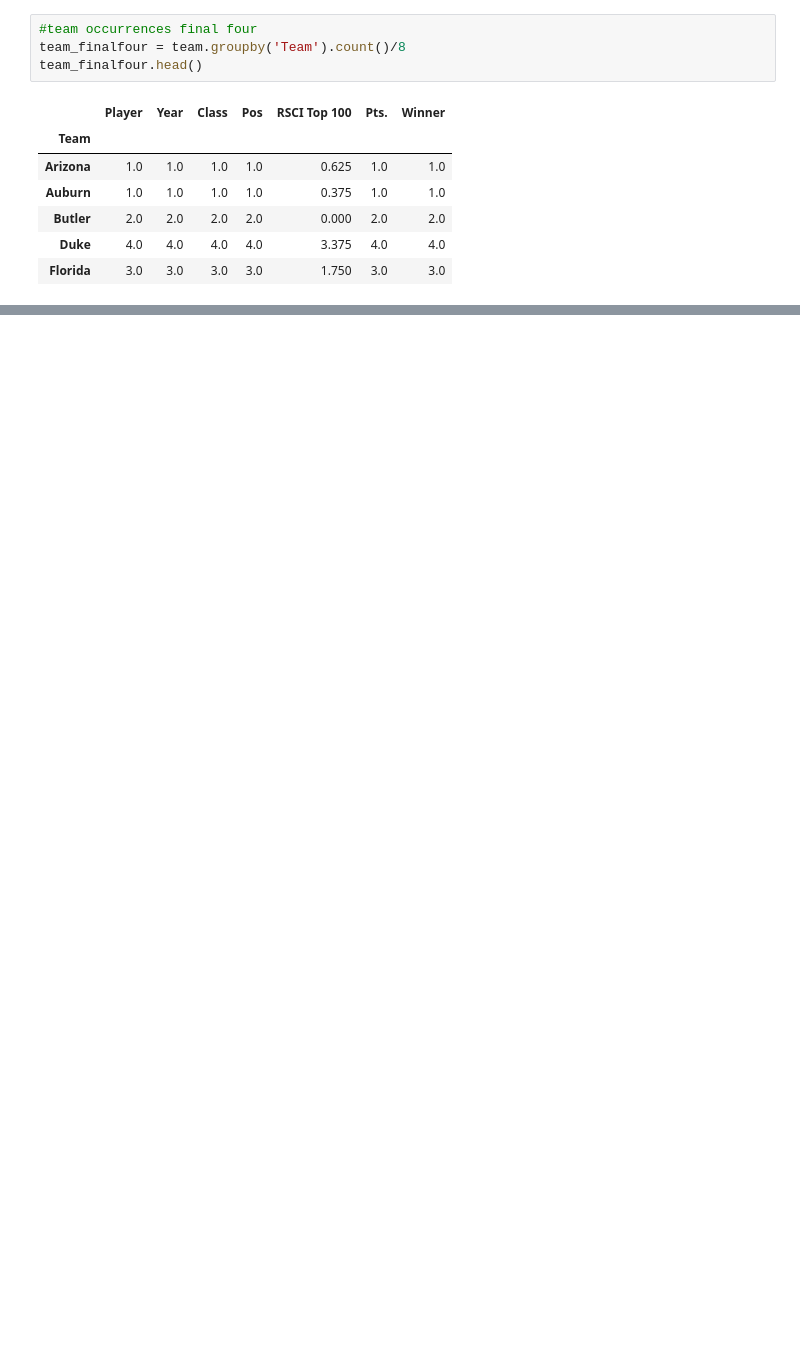
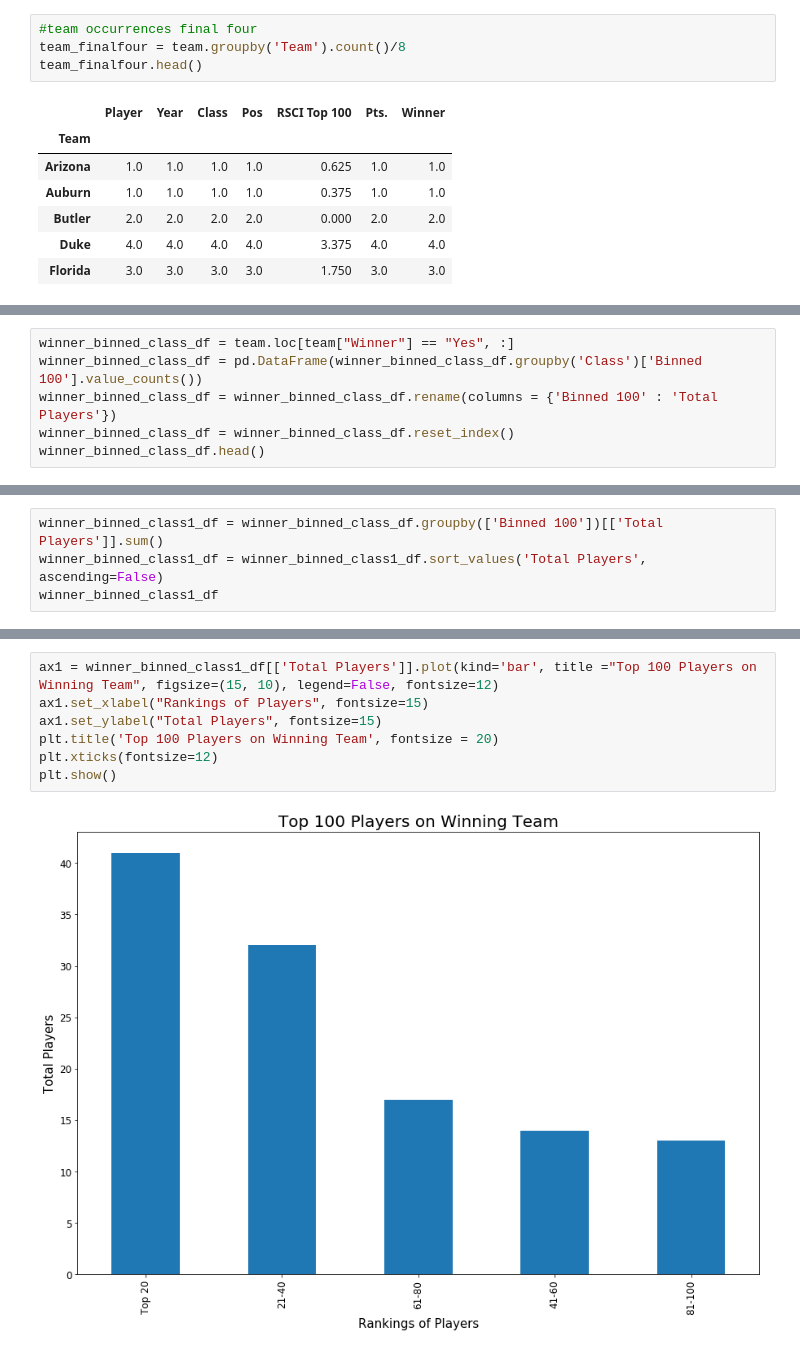
Before and after one commit to krosss1/1stProject_CollegeBBallAnalysis, a Jupyter notebook: first draft.ipynb, the cells around one changed output, grey strips where cells are left out. Saved outputs shown, nothing was run; the diff lists cells and outputs as text; blank space fills up the shorter version.

```diff
--- a/first draft.ipynb
+++ b/first draft.ipynb
@@ -533,0 +274,6 @@ Name: Winner, Length: 76, dtype: int64
+# %%
+winner_binned_class_df = team.loc[team["Winner"] == "Yes", :]
+winner_binned_class_df = pd.DataFrame(winner_binned_class_df.groupby('Class')['Binned 100'].value_counts())
+winner_binned_class_df = winner_binned_class_df.rename(columns = {'Binned 100' : 'Total Players'})
+winner_binned_class_df = winner_binned_class_df.reset_index()
+winner_binned_class_df.head()
@@ -533,0 +287,4 @@ Name: Winner, Length: 76, dtype: int64
+# %%
+winner_binned_class1_df = winner_binned_class_df.groupby(['Binned 100'])[['Total Players']].sum()
+winner_binned_class1_df = winner_binned_class1_df.sort_values('Total Players', ascending=False)
+winner_binned_class1_df
@@ -533,0 +336,9 @@ Name: Winner, Length: 76, dtype: int64
+# %%
+ax1 = winner_binned_class1_df[['Total Players']].plot(kind='bar', title ="Top 100 Players on Winning Team", figsize=(15, 10), legend=False, fontsize=12)
+ax1.set_xlabel("Rankings of Players", fontsize=15)
+ax1.set_ylabel("Total Players", fontsize=15)
+plt.title('Top 100 Players on Winning Team', fontsize = 20)
+plt.xticks(fontsize=12)
+plt.show()
+# %% [output]
+[figure, added]
```
Also changed, not shown: parts of 61 cells of this notebook, 2 other files.
